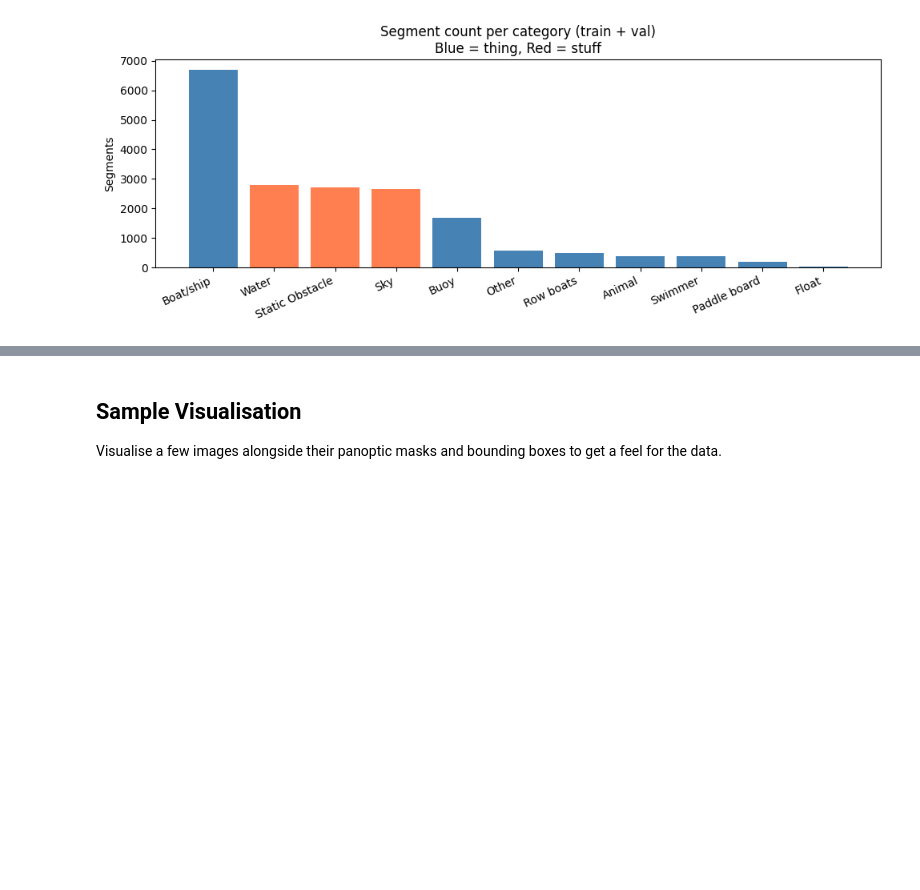
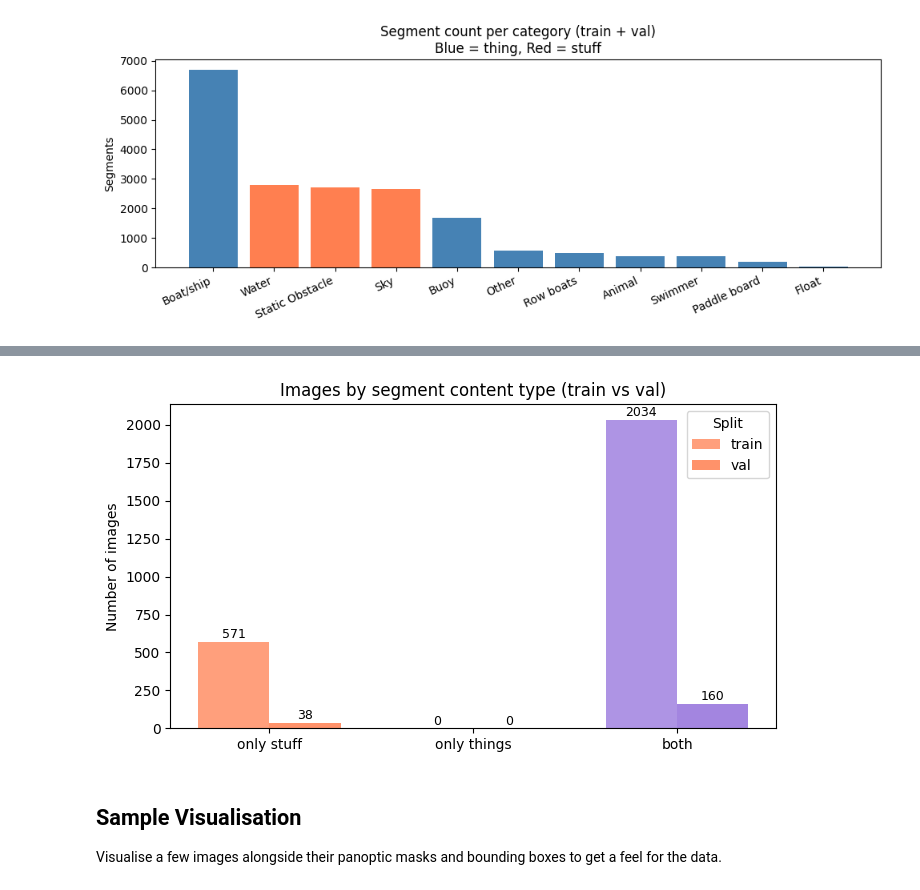
Before and after one commit to Timson1235/AP2026-Maritime-Navigation, a Jupyter notebook: 1_DatasetCharacteristics/exploratory_data_analysis.ipynb, the cells around one changed output, grey strips where cells are left out. Drawn from its saved outputs; the diff is of its cells as text; code cells hidden in the pictures; blank space fills up the shorter version.

```diff
--- a/1_DatasetCharacteristics/exploratory_data_analysis.ipynb
+++ b/1_DatasetCharacteristics/exploratory_data_analysis.ipynb
@@ -159,3 +166,45 @@ plt.show()
+# %%
+thing_ids = {c["id"] for c in pan_anns["train"]["categories"] if c["isthing"]}
+
+def classify_image(ann):
+    has_things = any(seg["category_id"] in thing_ids for seg in ann["segments_info"])
+    has_stuff  = any(seg["category_id"] not in thing_ids for seg in ann["segments_info"])
+    if has_things and has_stuff:
+        return "both"
+    elif has_things:
+        return "only things"
+    else:
+        return "only stuff"
+
+split_class_counts = {}
+for split in ["train", "val"]:
+    counts = Counter(classify_image(ann) for ann in pan_anns[split]["annotations"])
+    split_class_counts[split] = counts
+
+categories_order = ["only stuff", "only things", "both"]
+x = np.arange(len(categories_order))
+width = 0.35
+colors_map = {"only stuff": "coral", "only things": "steelblue", "both": "mediumpurple"}
+
+fig, ax = plt.subplots(figsize=(7, 4))
+for i, split in enumerate(["train", "val"]):
+    vals = [split_class_counts[split].get(c, 0) for c in categories_order]
+    offset = (i - 0.5) * width
+    bars = ax.bar(x + offset, vals, width, label=split,
+                  color=[colors_map[c] for c in categories_order], alpha=0.75 + i * 0.1)
+    for bar, v in zip(bars, vals):
+        ax.text(bar.get_x() + bar.get_width() / 2, bar.get_height() + 5,
+                str(v), ha="center", va="bottom", fontsize=9)
+
+ax.set_xticks(x)
+ax.set_xticklabels(categories_order)
+ax.set_ylabel("Number of images")
+ax.set_title("Images by segment content type (train vs val)")
+ax.legend(title="Split")
+plt.tight_layout()
+plt.show()
+# %% [output]
+[figure, added]
 # %% [markdown]
 ## Sample Visualisation
 
```
Also changed, not shown: parts of 5 cells of this notebook, 1 other file.
